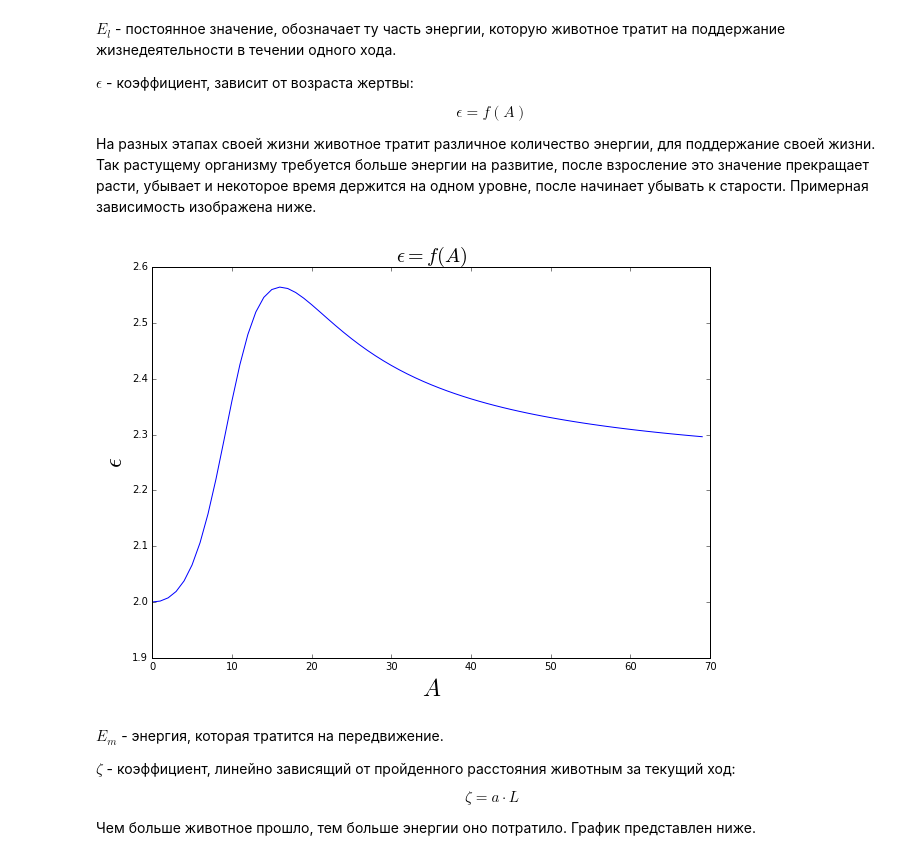
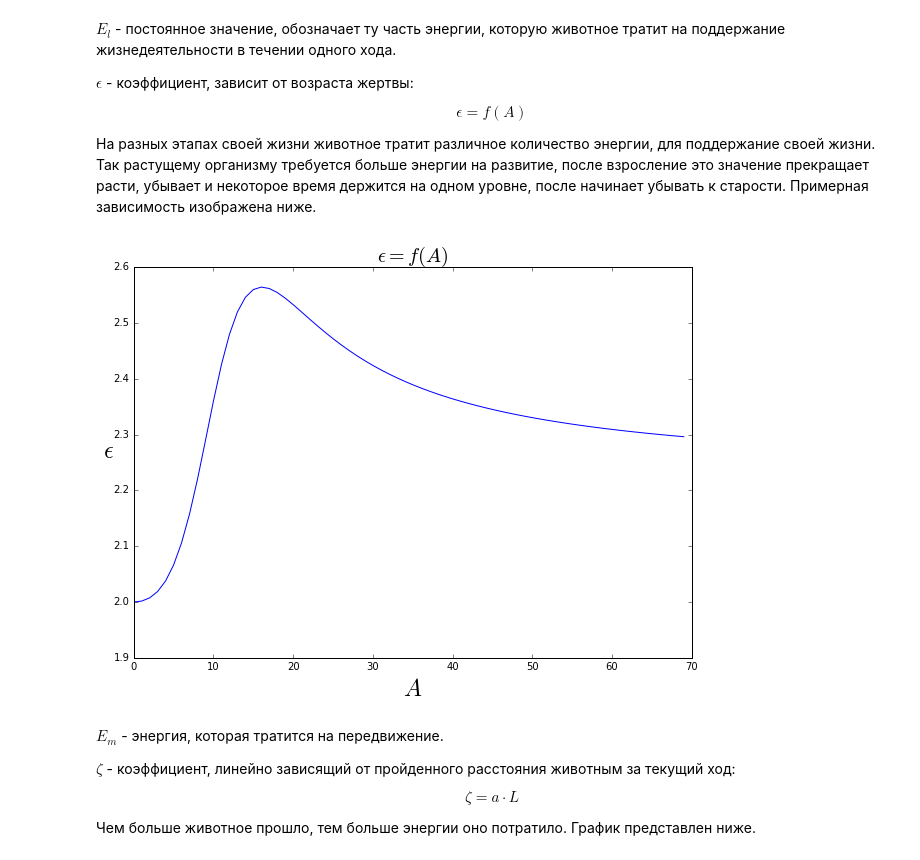
Before and after one commit to Zhuikov/predator-prey, a Jupyter notebook: notebooks/LifeModel.ipynb, the cells around one changed output. Saved outputs shown, nothing was run; the diff lists cells and outputs as text; code cells hidden in the pictures.

```diff
--- a/notebooks/LifeModel.ipynb
+++ b/notebooks/LifeModel.ipynb
@@ -111,18 +111,18 @@ $$
 # %%
 def epsilon_f(x):
     return (x**3)/((4.5*x**3) - (14*x**2) + 18*x - 0.1) + 2
 
 t = np.arange(0, 70)
 epsilon = epsilon_f(np.linspace(0, 11, 70))
 plt.figure(figsize=(10, 7))
 plt.plot(t, epsilon, 'b')
 plt.title(r'$\epsilon = f(A)$', fontsize=20)
 plt.xlabel(r'$A$', fontsize=24, style='oblique')
-plt.ylabel(r'$\epsilon$', fontsize=24, style='oblique')
+plt.ylabel(r'$\epsilon$', fontsize=24, style='oblique', rotation=0)
 plt.show()
 #TODO доделать
 # %% [output]
-[figure, old version]
+[figure, new version]
 # %% [markdown]
 $E_m$ - энергия, которая тратится на передвижение.
 
```
Also changed, not shown: parts of 4 cells of this notebook.
